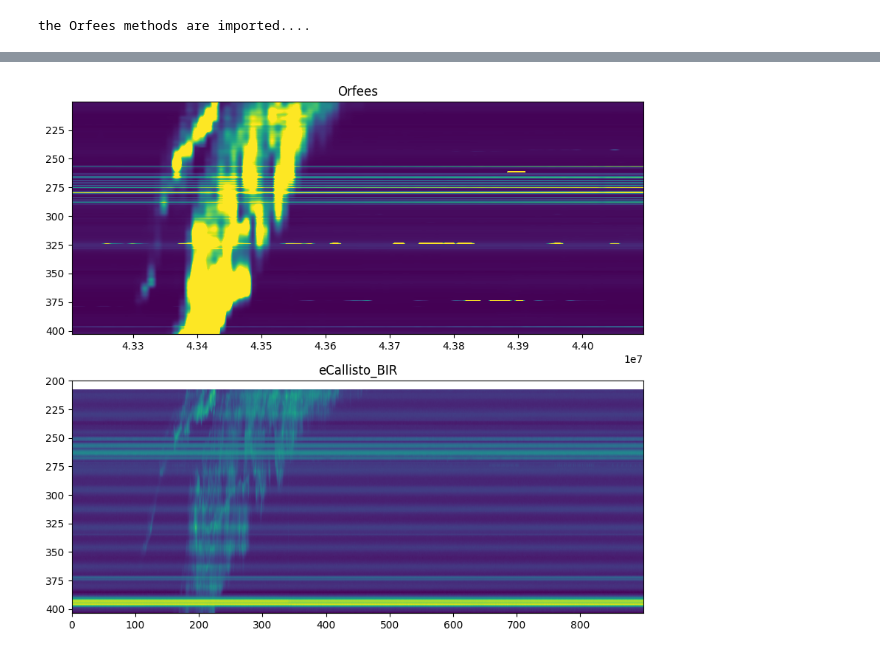
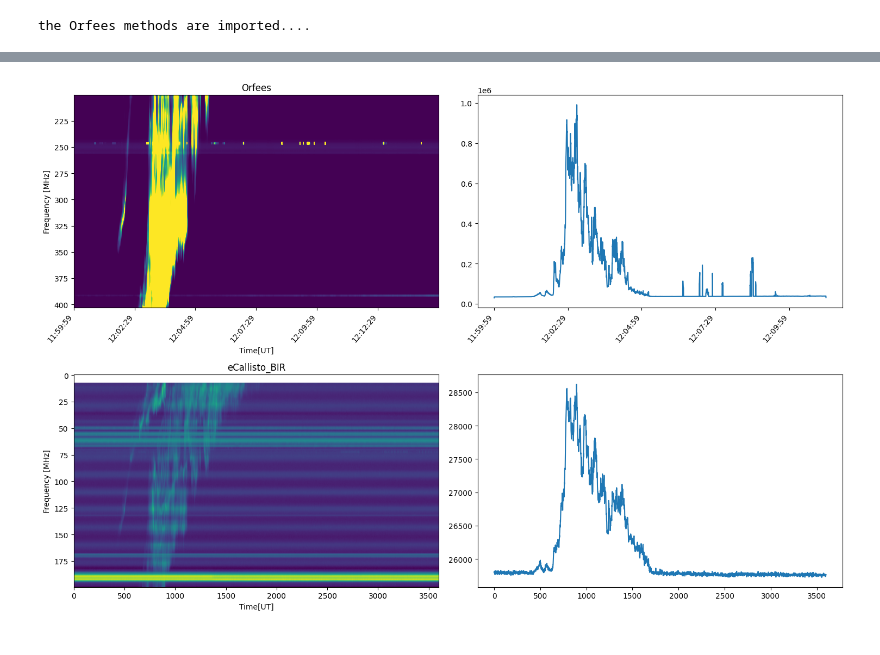
Before and after one commit to i4Ds/eCallistoValidation, a Jupyter notebook: validation/Orfees/Test_orfees.ipynb, the cells around one changed output, grey strips where cells are left out. Cells and saved outputs as stored; diff of their text form; code cells hidden in the pictures.

Commit message:
- did some tests

```diff
--- a/validation/Orfees/Test_orfees.ipynb
+++ b/validation/Orfees/Test_orfees.ipynb
@@ -13,0 +38,32 @@ the Orfees methods are imported....
+# %%
+orfees = OrfeesSpectrogram("./orfees_files/int_orf20151104_120000_0.1_test.fts")
+spec =CallistoSpectrogram.from_url('http://soleil.i4ds.ch/solarradio/data/2002-20yy_Callisto/2015/11/04/BIR_20151104_120000_03.fit.gz')
+
+
+dates = orfees.convert_ms_to_date()
+
+_data, min_freq, max_freq, range = range_pix(orfees, spec)
+orfees_min = min(range)
+orfees_max = max(range)
+# print(_data)
+plt.rcParams["figure.autolayout"] = True
+
+fig, axs = plt.subplots(2, 2, figsize=(15, 10))
+axs[0, 0].xaxis.set_major_locator(MaxNLocator(prune='both', nbins=6))
+axs[0, 0].set_xticklabels(dates[::int(len(dates)//30)], rotation=50, horizontalalignment="right")
+axs[0, 0].imshow(_data,vmin=100, vmax=1000, aspect="auto")
+
+axs[0, 0].set_title("Orfees")
+axs[0, 0].set_ylim(orfees_max, orfees_min)
+axs[0, 0].set_xlabel('Time[UT]')
+axs[0, 0].set_ylabel('Frequency [MHz]')
+
+axs[1, 0].imshow(spec.data[::-1], aspect="auto")
+# axs[1, 0].set_ylim(max_freq, min_freq)
+axs[1, 0].set_title("eCallisto_BIR")
+axs[0, 1].plot(_data.sum(axis=0))
+# axs[0, 1].set_yscale('log')
+axs[1, 1].plot(spec.data.sum(axis=0))
+
+axs[1, 0].set_xlabel('Time[UT]')
+axs[1, 0].set_ylabel('Frequency [MHz]')
@@ -14,9 +119,8 @@ the Orfees methods are imported....
 # %%
-orfees= OrfeesSpectrogram("./orfees_files/int_orf20151104_120000_10.fts")
+orfees = OrfeesSpectrogram("./orfees_files/int_orf20151104_120000_0.1_test.fts")
 spec = CallistoSpectrogram.from_url('http://soleil.i4ds.ch/solarradio/data/2002-20yy_Callisto/2015/11/04/BIR_20151104_120000_03.fit.gz')
-
-# orfees.plot_range_freq(spec)
-
-orfees.plot_subplots_with_range(spec)
+dates = orfees.convert_ms_to_date()
+fig, axs = orfees.plot_subplots(spec, dates)
+plt.show()
 # %% [output]
-[figure, old version]
+[figure, new version]
```
Also changed, not shown: parts of 12 cells of this notebook.
